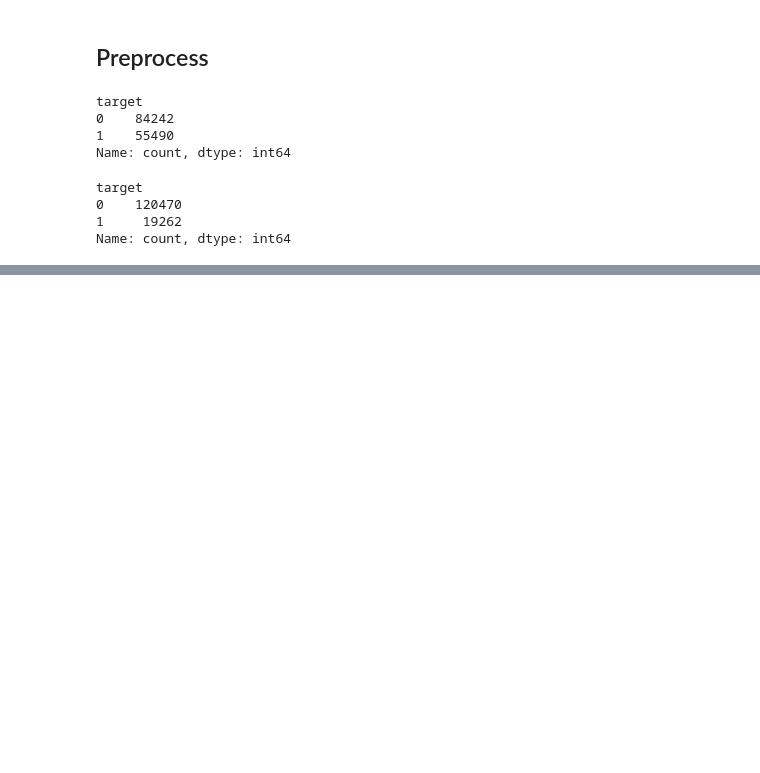
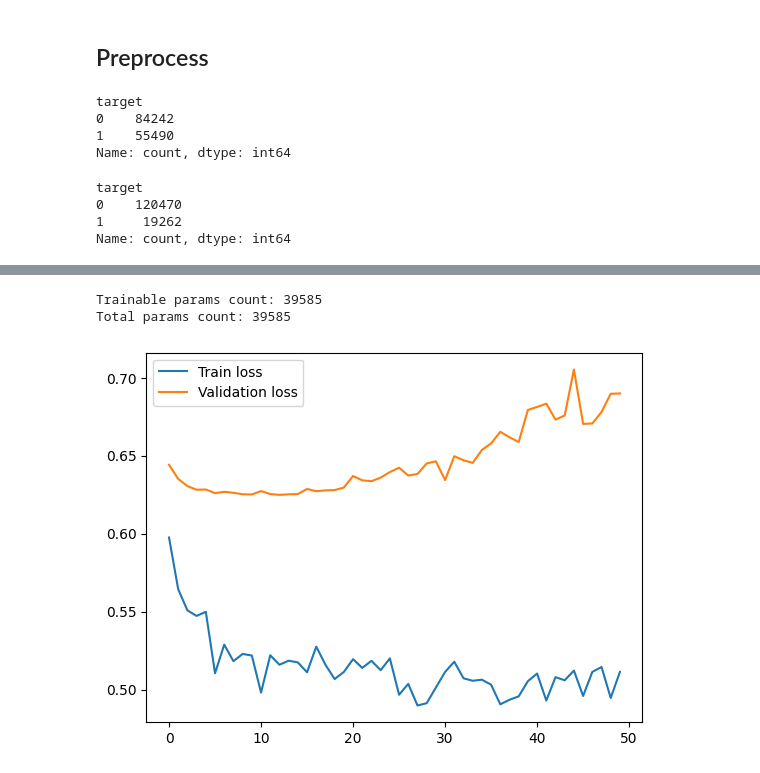
Before and after one commit to Oleksij-gh/infotech-task, a Jupyter notebook: infotech_test_task_v2.ipynb, the cells around one changed output, grey strips where cells are left out. Cells and saved outputs as stored; diff of their text form; code cells hidden in the pictures; blank space fills up the shorter version.

```diff
--- a/infotech_test_task_v2.ipynb
+++ b/infotech_test_task_v2.ipynb
@@ -346,6 +350,8 @@ def plot_metrics(df_model, models):
 - 1 - рейс опоздал
 # %% [markdown]
 ## Preprocess
+# %%
+df = df_origin.copy()
 # %%
 df = preprocess(df)
 df = encode(df)
@@ -449,0 +467,70 @@ Please also refer to the documentation for alternative solver options:
+# %%
+learning_rate = 1e-3
+
+model = Model(X_train.shape[1])
+optimizer = torch.optim.Adam(model.parameters(), lr=learning_rate)
+criterion = nn.BCELoss()
+
+# training parameters
+n_epochs = 50   # number of epochs to run
+batch_size = 32  # size of each batch
+batch_start = torch.arange(0, len(X_train), batch_size)
+
+# Hold the best model
+best_loss = np.inf   # init to infinity
+best_weights = None
+history = []
+history_val = []
+
+total_params = sum(p.numel() for p in model.parameters())
+params_trainable = sum(p.numel() for p in model.parameters() if p.requires_grad)
+print(f'Trainable params count: {params_trainable }')
+print(f'Total params count: {total_params}')
+# %% [output]
+Trainable params count: 39585
+Total params count: 39585
+# %%
+# training loop
+for epoch in range(n_epochs):
+    model.train()
+    with tqdm(batch_start, unit="batch", mininterval=0, disable=False) as bar:
+        bar.set_description(f"Epoch {epoch}")
+        for start in bar:
+            # take a batch
+            X_batch = X_train[start:start+batch_size]
+            y_batch = y_train[start:start+batch_size]
+
+            # forward pass
+            y_pred = model(X_batch)
+
+            # calculate loss
+            loss = criterion(y_pred, y_batch)
+
+            # backward pass
+            optimizer.zero_grad()
+            loss.backward()
+
+            # update weights
+            optimizer.step()
+
+            # print progress
+            bar.set_postfix(loss=float(loss))
+
+    history.append(float(loss))
+    # evaluate accuracy at end of each epoch
+    model.eval()
+    y_pred = model(X_test)
+    loss_eval = criterion(y_pred, y_test)
+    loss_eval = float(loss_eval)
+    history_val.append(loss_eval)
+    if loss < best_loss:
+        best_loss = loss
+        best_weights = copy.deepcopy(model.state_dict())
+# %%
+plt.plot(history)
+plt.plot(history_val)
+plt.legend(['Train loss', 'Validation loss'])
+
+plt.show()
+# %% [output]
+[figure, added]
```
Also changed, not shown: parts of 32 cells of this notebook.
